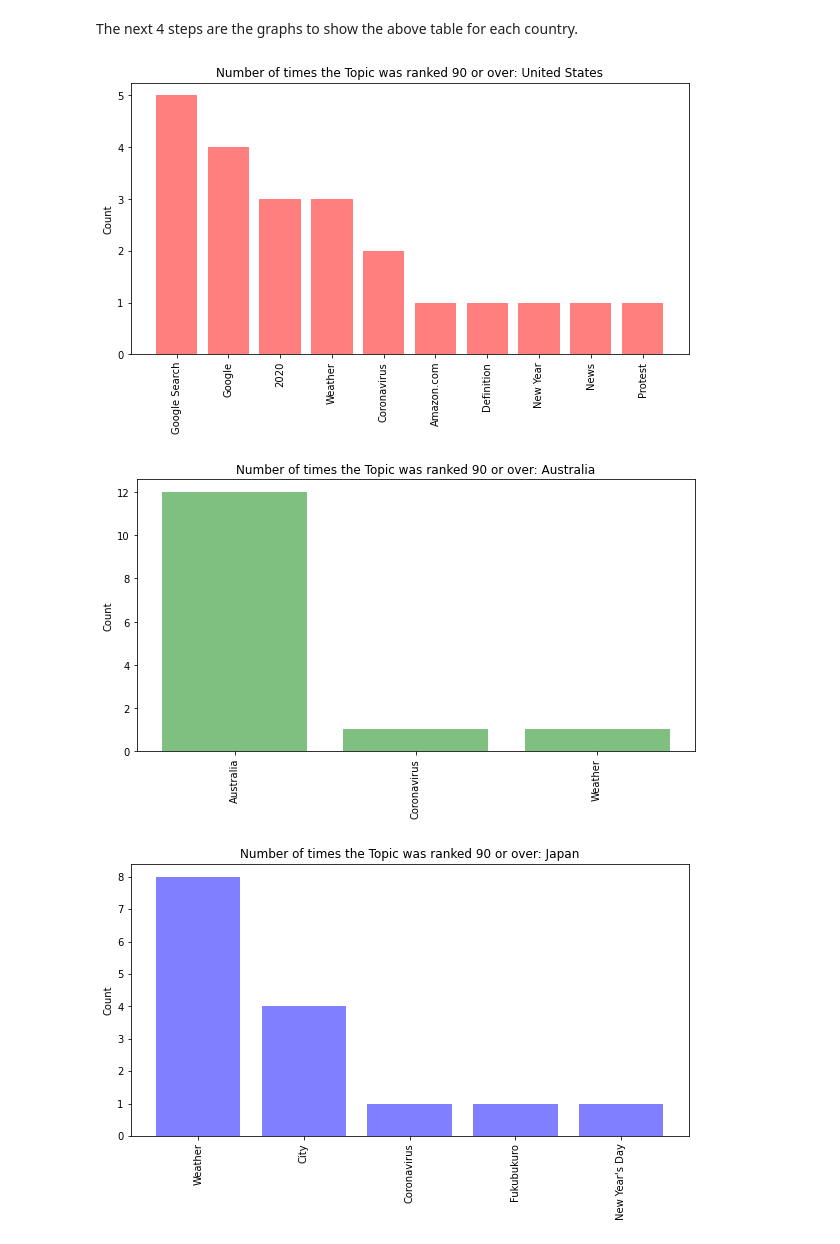
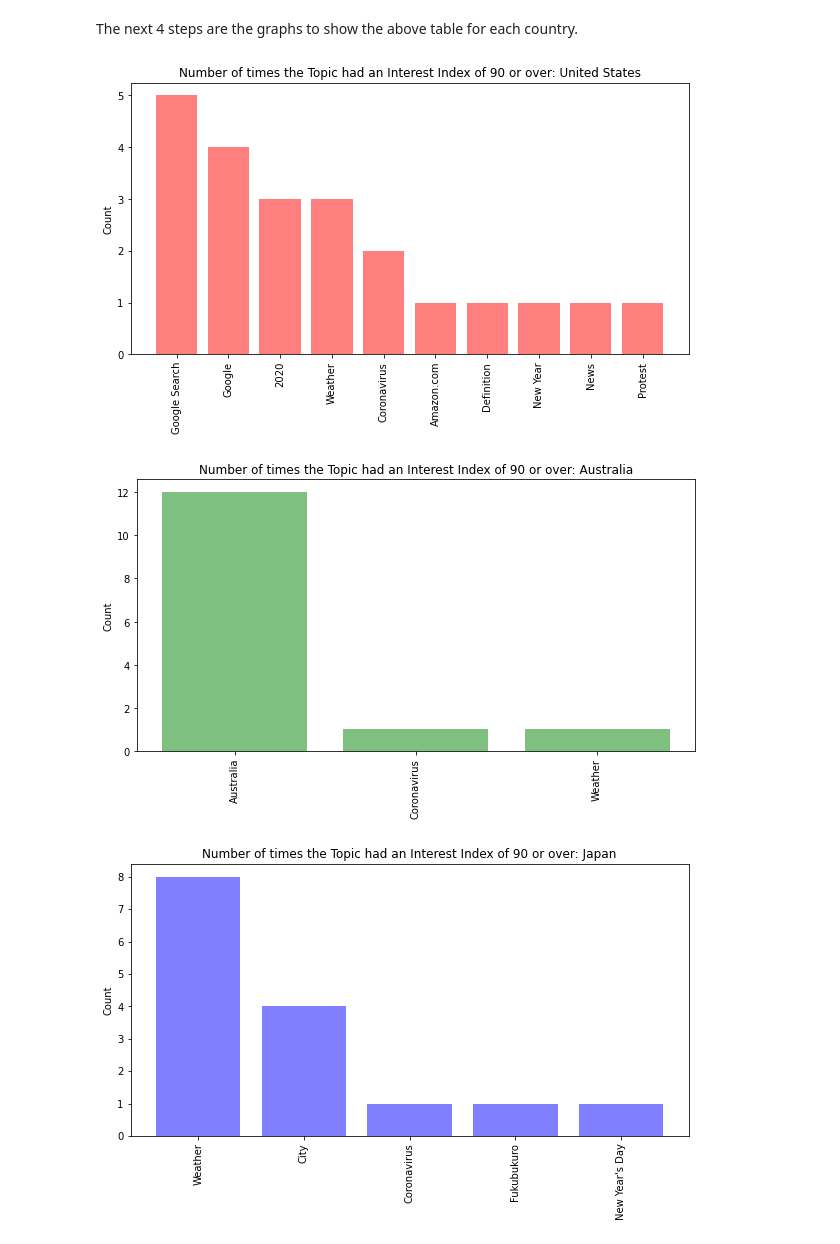
Before and after one commit to bakshishreya/Google-trends, a Jupyter notebook: FirstMonthData-Topics.ipynb, the cells around one changed output. Cells and saved outputs as stored; diff of their text form; code cells hidden in the pictures.

Commit message:
Update graph titles.  Again

```diff
--- a/FirstMonthData-Topics.ipynb
+++ b/FirstMonthData-Topics.ipynb
@@ -84,15 +84,15 @@ The next 4 steps are the graphs to show the above table for each country.
 # %%
 US_Terms_df = All_Terms_df[All_Terms_df["Country"] == 'United States']
 US_Terms_df_Top = US_Terms_df[US_Terms_df["Rank"]>=90]
 US_Terms_df_Top_grouped = US_Terms_df_Top.groupby(["Topic"]).count().sort_values("Rank", ascending=False)
 plt.figure(figsize=(10,5))
 plt.bar(US_Terms_df_Top_grouped.index, US_Terms_df_Top_grouped["Rank"], color='r', alpha=0.5)
 plt.xticks(rotation='vertical', fontsize=10)
 plt.ylabel("Count")
-plt.title("Number of times the Topic was ranked 90 or over: United States")
+plt.title("Number of times the Topic had an Interest Index of 90 or over: United States")
 plt.show()
 # %% [output]
-[figure, old version]
+[figure, new version]
 # %%
 AUS_Terms_df = All_Terms_df[All_Terms_df["Country"] == 'Australia']
 AUS_Terms_df_Top = AUS_Terms_df[AUS_Terms_df["Rank"]>=90]
@@ -101,10 +101,10 @@ plt.figure(figsize=(10,5))
 plt.bar(AUS_Terms_df_Top_grouped.index, AUS_Terms_df_Top_grouped["Rank"], color='g', alpha=0.5)
 plt.xticks(rotation='vertical', fontsize=10)
 plt.ylabel("Count")
-plt.title("Number of times the Topic was ranked 90 or over: Australia")
+plt.title("Number of times the Topic had an Interest Index of 90 or over: Australia")
 plt.show()
 # %% [output]
-[figure, old version]
+[figure, new version]
 # %%
 JAP_Terms_df = All_Terms_df[All_Terms_df["Country"] == 'Japan']
 JAP_Terms_df_Top = JAP_Terms_df[JAP_Terms_df["Rank"]>=90]
@@ -113,10 +113,10 @@ plt.figure(figsize=(10,5))
 plt.bar(JAP_Terms_df_Top_grouped.index, JAP_Terms_df_Top_grouped["Rank"], color='b', alpha=0.5)
 plt.xticks(rotation='vertical', fontsize=10)
 plt.ylabel("Count")
-plt.title("Number of times the Topic was ranked 90 or over: Japan")
+plt.title("Number of times the Topic had an Interest Index of 90 or over: Japan")
 plt.show()
 # %% [output]
-[figure, old version]
+[figure, new version]
 # %%
 ENG_Terms_df = All_Terms_df[All_Terms_df["Country"] == 'England']
 ENG_Terms_df_Top = ENG_Terms_df[ENG_Terms_df["Rank"]>=90]
```
Also changed, not shown: parts of 1 cell of this notebook.
